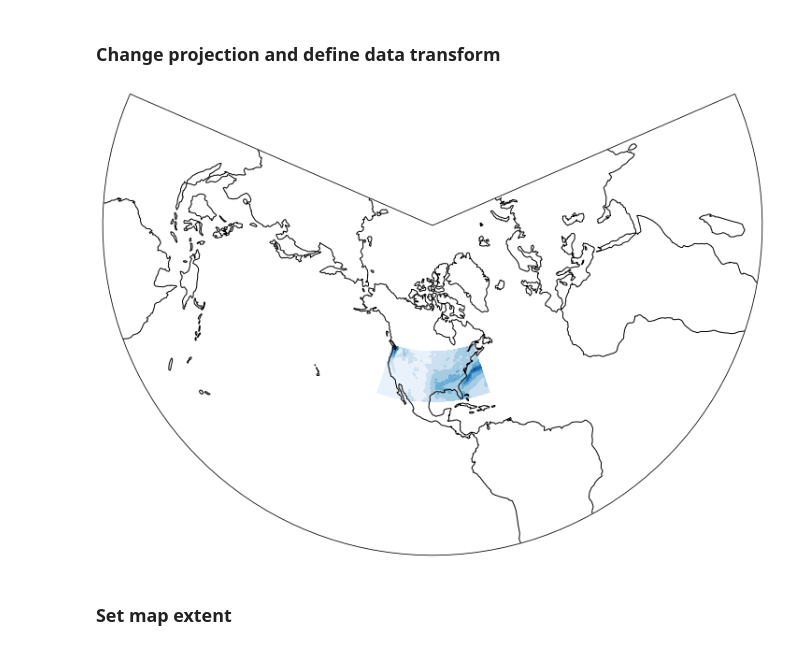
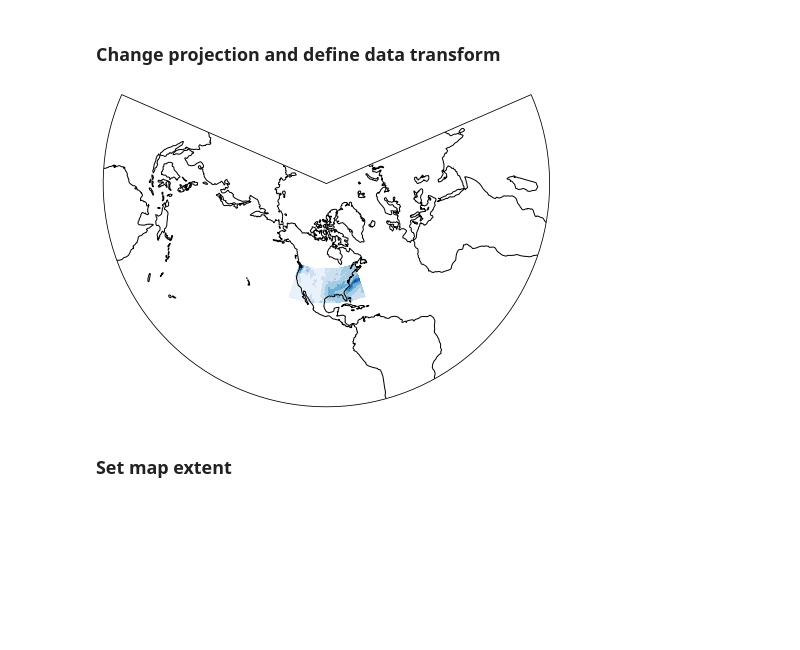
Before and after one commit to JohnnyRyan1/geospatial-data-science, a Jupyter notebook: lectures/lecture8/lecture-8.ipynb, the cells around one changed output. Cells and saved outputs as stored; diff of their text form; code cells hidden in the pictures; blank space fills up the shorter version.

```diff
--- a/lectures/lecture8/lecture-8.ipynb
+++ b/lectures/lecture8/lecture-8.ipynb
@@ -261,5 +244,8 @@ ax.coastlines()
 # Import packages
 import xarray as xr
 
+# Define filepath
+filepath = '/Users/jryan4/Dropbox (University of Oregon)/Teaching/geospatial-data-science/data/lecture8/'
+
 # Read data
-tp = xr.open_dataset('/Users/jryan4/Dropbox (University of Oregon)/Teaching/geospatial-data-science/data/lecture8/era_2020_tp.nc')
+tp = xr.open_dataset(filepath + 'era_2020_tp.nc')
@@ -294,21 +285,19 @@ plt.show()
 # %% [markdown]
 ### Change projection and define data transform
 # %%
-# The data are defined in lat/lon coordinate system so:
-data_crs = ccrs.PlateCarree()
-
-# Create figure with no axes
-fig = plt.figure(figsize=(10, 10))
+data_crs = ccrs.PlateCarree() # Specify data coordinate system
+fig = plt.figure(figsize=(8, 8)) # Create figure with no axes
 
 # Define a GeoAxes instance with PlateCarree projection
 ax = plt.axes(projection=ccrs.LambertConformal())
 ax.set_global()
 ax.coastlines()
 
-ax.contourf(tp['longitude'], tp['latitude'], np.mean(tp['tp'], axis=0), transform=data_crs)
+ax.contourf(tp['longitude'], tp['latitude'], np.mean(tp['tp'], axis=0),
+            transform=data_crs, cmap='Blues')
 plt.show()
 # %% [output]
-[figure, old version]
+[figure, new version]
 # %% [markdown]
 ### Set map extent
 # %%
```
Also changed, not shown: parts of 30 cells of this notebook, 2 other files.
